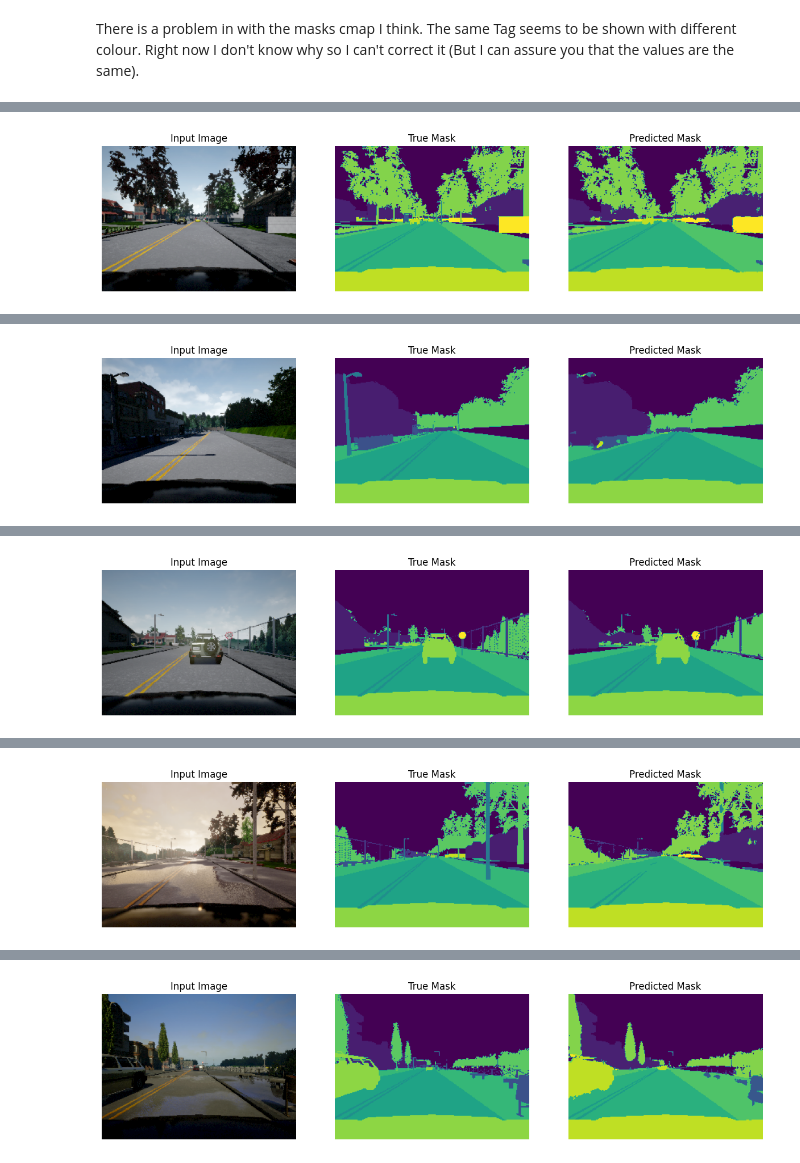
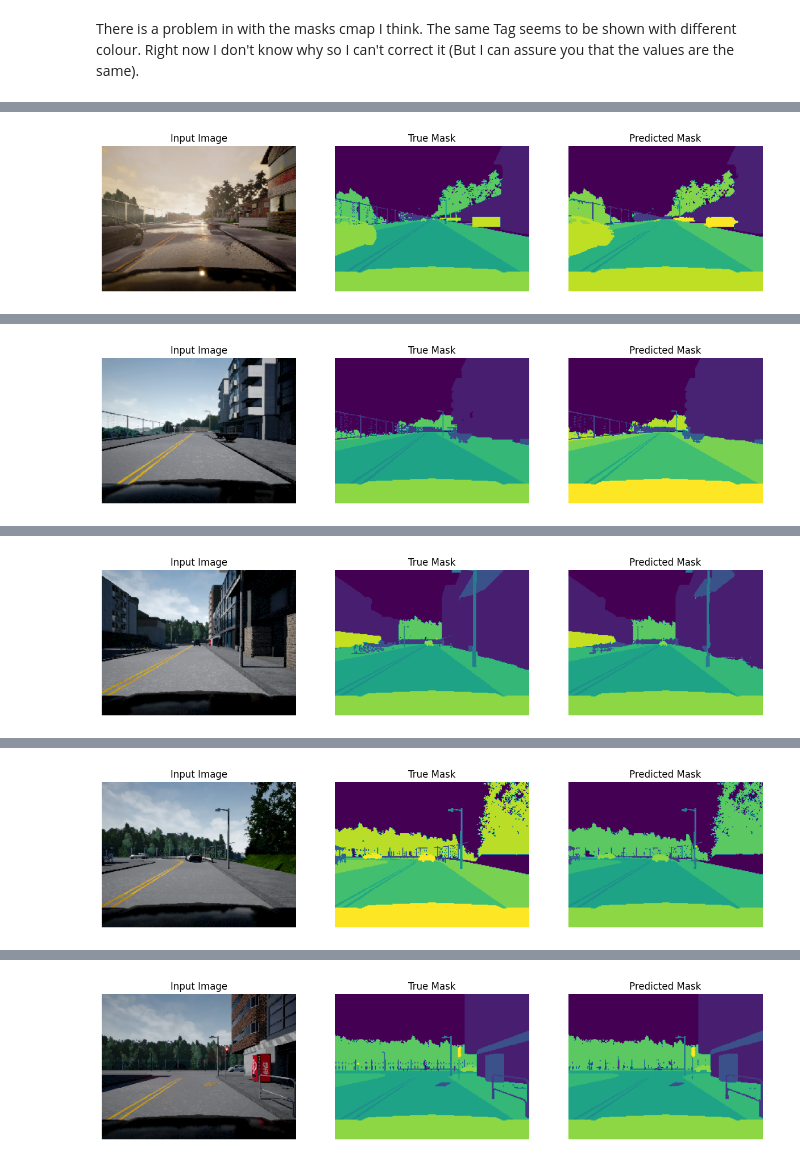
Before and after one commit to aurelegermain/semantic-segmentation-for-self-driving-cars, a Jupyter notebook: unet-semantic-segmentation-for-self-driving-cars.ipynb, the cells around one changed output, grey strips where cells are left out. Drawn from its saved outputs; the diff is of its cells as text; code cells hidden in the pictures.

```diff
--- a/unet-semantic-segmentation-for-self-driving-cars.ipynb
+++ b/unet-semantic-segmentation-for-self-driving-cars.ipynb
@@ -355,5 +359,5 @@ def show_predictions(dataset=None, num=1):
 # %% [markdown]
 There is a problem in with the masks cmap I think. The same Tag seems to be shown with different colour. Right now I don't know why so I can't correct it (But I can assure you that the values are the same).
 # %%
-show_predictions(train_dataset, 6)
+show_predictions(valid_dataset, 6)
 # %% [output]
@@ -361 +365 @@ show_predictions(train_dataset, 6)
-[figure, old version]
+[figure, new version]
@@ -363 +367 @@ show_predictions(train_dataset, 6)
-[figure, old version]
+[figure, new version]
@@ -365 +369 @@ show_predictions(train_dataset, 6)
-[figure, old version]
+[figure, new version]
@@ -367 +371 @@ show_predictions(train_dataset, 6)
-[figure, old version]
+[figure, new version]
@@ -369 +373 @@ show_predictions(train_dataset, 6)
-[figure, old version]
+[figure, new version]
```
Also changed, not shown: parts of 4 cells of this notebook.
